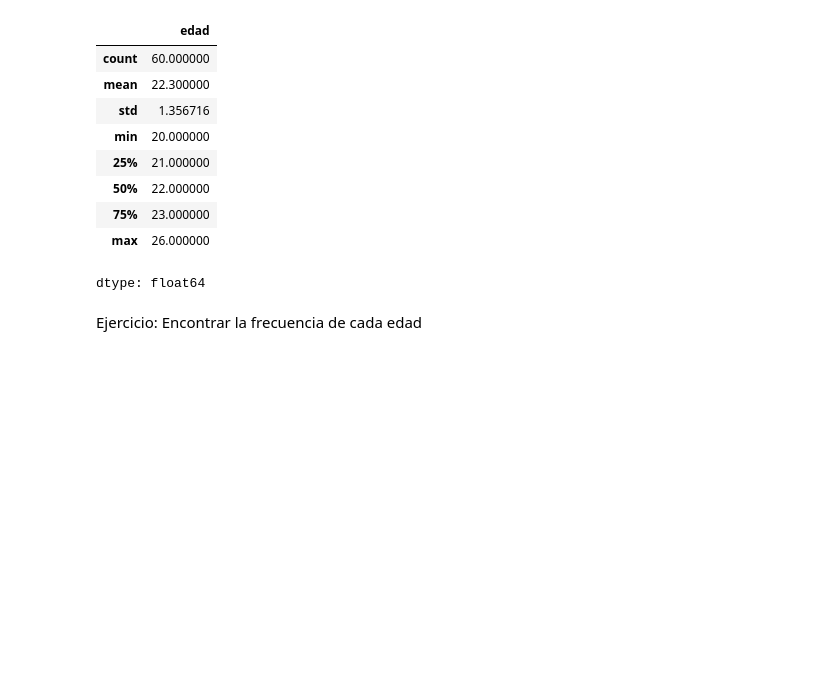
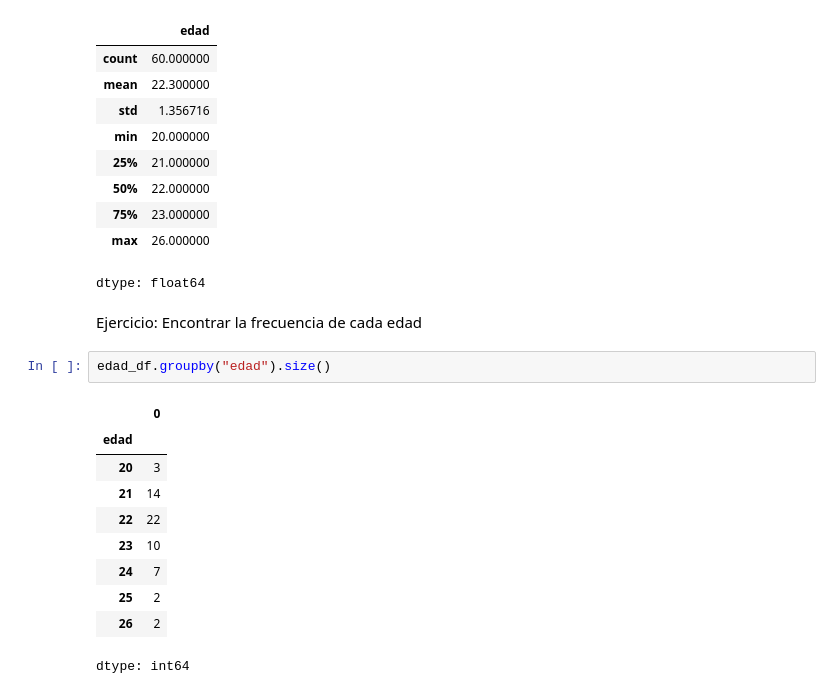
Before and after one commit to RodrigoBLl/MineriaDeDatos, a Jupyter notebook: Untitled0.ipynb, the cells around one changed output. Drawn from its saved outputs; the diff is of its cells as text; blank space fills up the shorter version.

```diff
--- a/Untitled0.ipynb
+++ b/Untitled0.ipynb
@@ -1180,3 +1180,16 @@ edad_df['edad'].describe()
 dtype: float64
 # %% [markdown]
 Ejercicio: Encontrar la frecuencia de cada edad
+# %%
+edad_df.groupby("edad").size()
+# %% [output]
+|  | 0 |
+| edad |  |
+| 20 | 3 |
+| 21 | 14 |
+| 22 | 22 |
+| 23 | 10 |
+| 24 | 7 |
+| 25 | 2 |
+| 26 | 2 |
+dtype: int64
```
